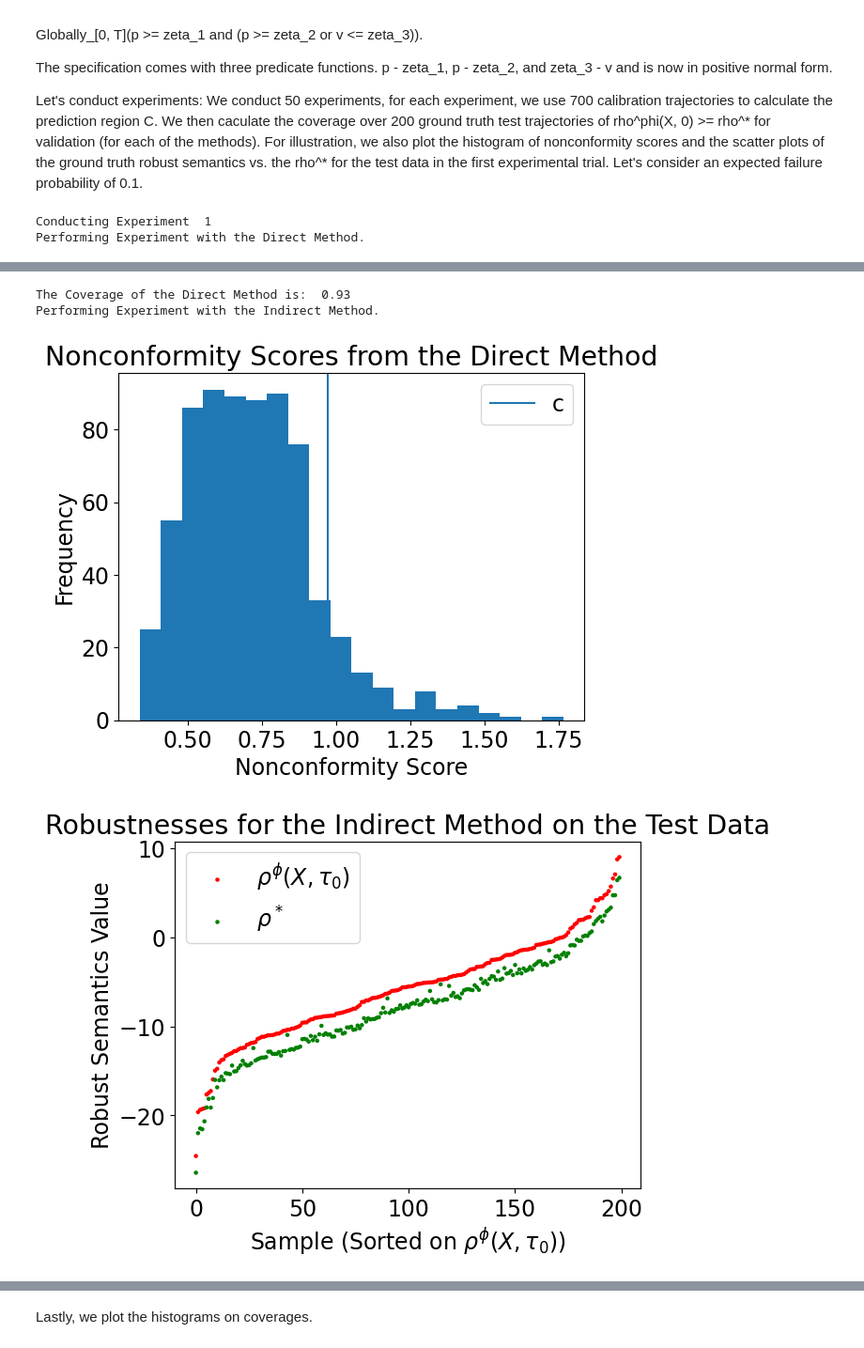
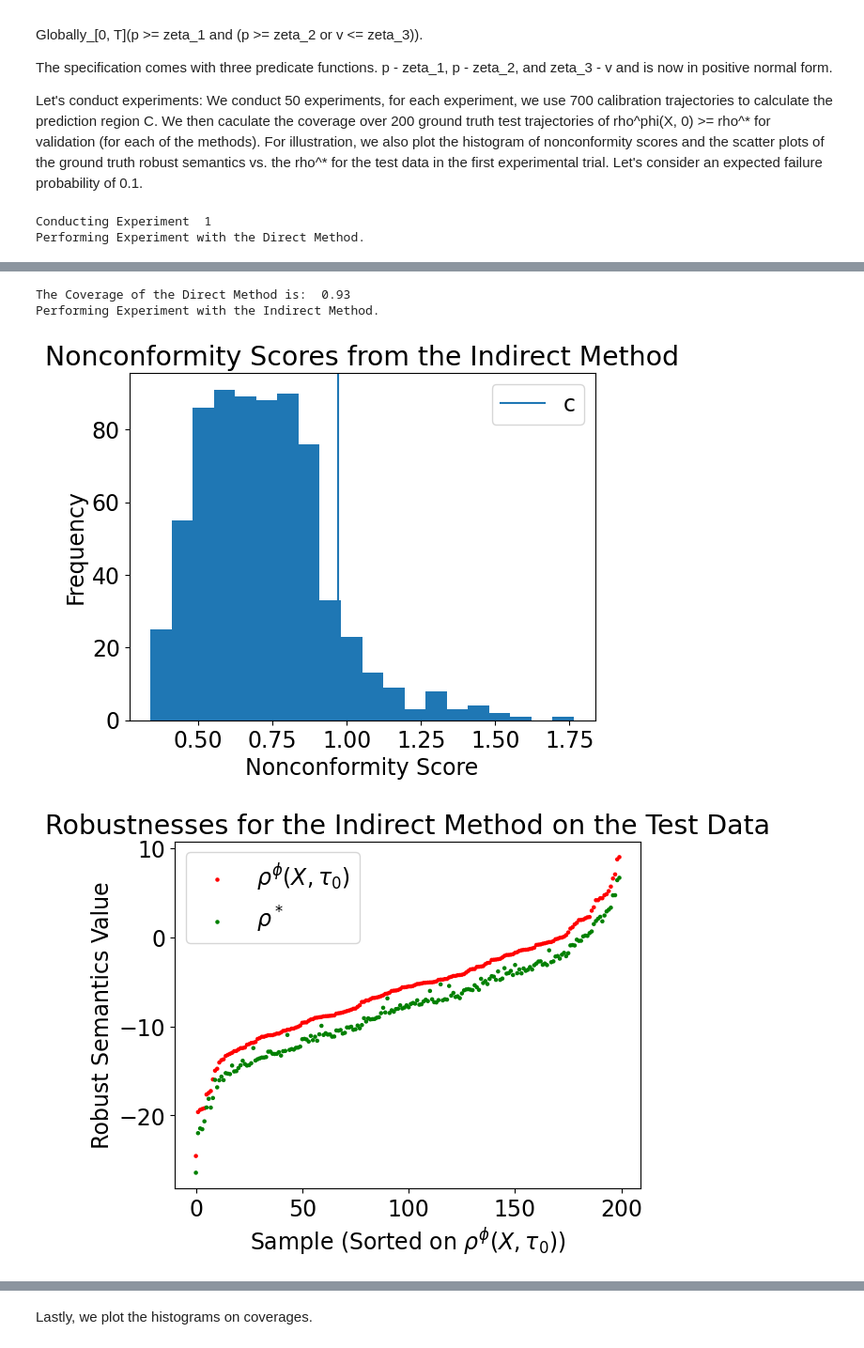
Before and after one commit to zhaoy37/conformal_prediction_survey_codes, a Jupyter notebook: example_5_online_verification/CP Online Verification Example 5.ipynb, the cells around one changed output, grey strips where cells are left out. Shown: that part at 94% size. Saved outputs shown, nothing was run; the diff lists cells and outputs as text; code cells hidden in the pictures.

```diff
--- a/example_5_online_verification/CP Online Verification Example 5.ipynb
+++ b/example_5_online_verification/CP Online Verification Example 5.ipynb
@@ -489,7 +489,7 @@ for i in range(experimental_size):
         plt.ylabel("Frequency")
         plt.axvline(c_indirect, label = "c")
         plt.legend()
-        plt.title("Nonconformity Scores from the Direct Method")
+        plt.title("Nonconformity Scores from the Indirect Method")
         plt.savefig("plots/nonconformity_scores_indirect.pdf")
         plt.show()
         # Let's save the experimental results.
@@ -519,34 +519,34 @@ for i in range(experimental_size):
         dot_sizes = [5 for j in range(test_size)]
         plt.scatter([j for j in range(test_size)], sorted_indirect_test_robustnesses, s=dot_sizes, color = "r", label= "$\\rho^\phi(X, \\tau_0)$")
         plt.scatter([j for j in range(test_size)], sorted_indirect_test_lowerbound_robustnesses , s=dot_sizes, color = "g", label= "$\\rho^*$")
         plt.xlabel("Sample (Sorted on $\\rho^\phi(X, \\tau_0)$)")
         plt.ylabel("Robust Semantics Value")
         plt.legend()
         plt.title("Robustnesses for the Indirect Method on the Test Data")
         plt.savefig("plots/indirect_robustnesses_scatter.pdf")
         plt.show()
         # Save the experimental results.
         with open("results/indirect_test_robustnesses.json", "w") as file:
             json.dump(indirect_test_robustnesses, file)
         with open("results/indirect_test_lowerbound_robustnesses.json", "w") as file:
             json.dump(indirect_test_lowerbound_robustnesses, file)
     indirect_coverage = indirect_correct_count / test_size
     indirect_coverages.append(indirect_coverage)
     print("The Coverage of the Indirect Method is: ", indirect_coverage)
 
 # Save the coverages.
 with open("results/direct_coverages.json", "w") as file:
     json.dump(direct_coverages, file)
 with open("results/indirect_coverages.json", "w") as file:
     json.dump(indirect_coverages, file)
 # %% [output]
 Conducting Experiment  1
 Performing Experiment with the Direct Method.
 [figure]
 [figure]
 The Coverage of the Direct Method is:  0.93
 Performing Experiment with the Indirect Method.
-[figure, old version]
+[figure, new version]
 [figure]
 The Coverage of the Indirect Method is:  1.0
 Conducting Experiment  2
```
Also changed, not shown: 42 other files.
